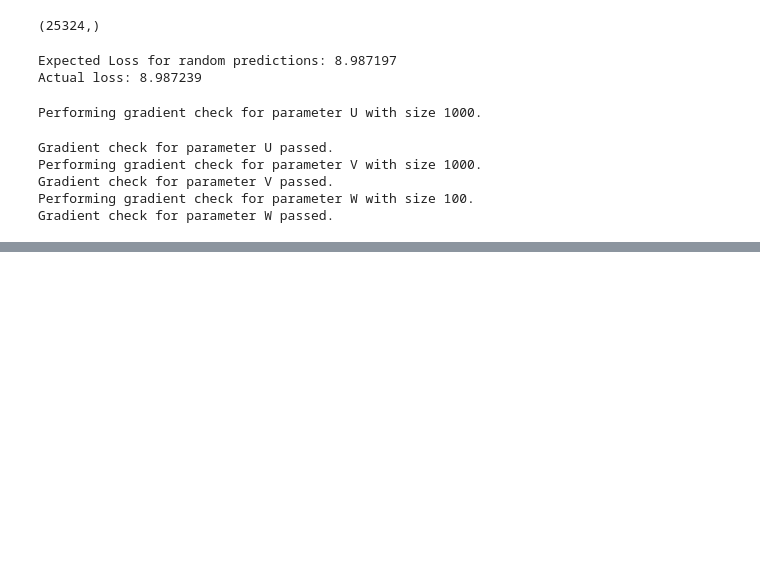
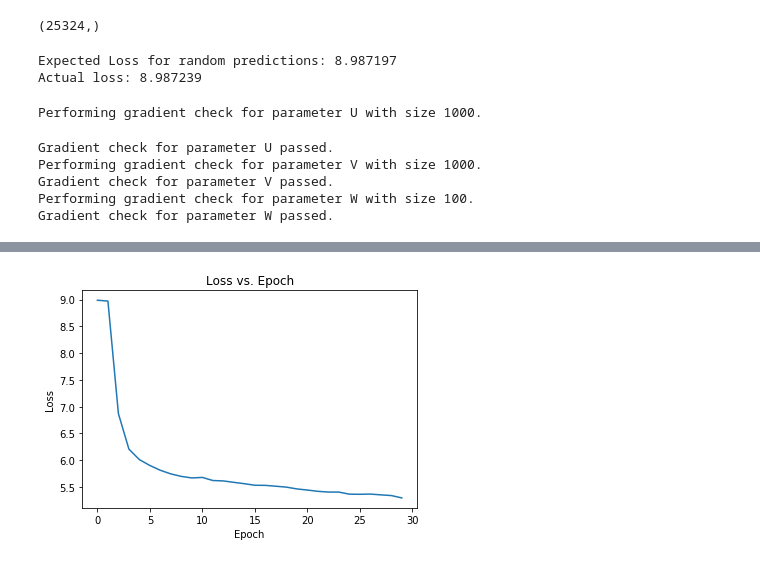
Before and after one commit to tobby-lie/Recurrent-Neural-Network-from-Scratch, a Jupyter notebook: Lie_5931_PA3.ipynb, the cells around one changed output, grey strips where cells are left out. Saved outputs shown, nothing was run; the diff lists cells and outputs as text; code cells hidden in the pictures; blank space fills up the shorter version.

```diff
--- a/Lie_5931_PA3.ipynb
+++ b/Lie_5931_PA3.ipynb
@@ -223,7 +281,15 @@ Example sentence after Pre-processing: '['SENTENCE_START', 'the', 'mysterious',
 # %%
-# Create the training data
+# Create the training data for original
 XTrain = np.asarray([[word_to_index[w] for w in sent[:-1]] for sent in tokenized_sentences])
 YTrain = np.asarray([[word_to_index[w] for w in sent [1:]] for sent in tokenized_sentences])
+
+# Create the training data for double
+XTrain_double = np.asarray([[word_to_index[w] for w in sent[:-1]] for sent in tokenized_sentences_double])
+YTrain_double = np.asarray([[word_to_index[w] for w in sent [1:]] for sent in tokenized_sentences_double])
+
+# Create the training data for half
+XTrain_half = np.asarray([[word_to_index[w] for w in sent[:-1]] for sent in tokenized_sentences_half])
+YTrain_half = np.asarray([[word_to_index[w] for w in sent [1:]] for sent in tokenized_sentences_half])
 # %%
 XTrain
 # %% [output]
@@ -627,0 +977,6 @@ plt.show()
+# %%
+np.random.seed(10)
+# Train on a small subset of the data to see what happens for hidden dimension of 100 and
+# 30 epochs
+model = RNNVanilla(vocabulary_size, hidden_dim=100)
+losses = train_with_sgd(model, XTrain_double[:100], YTrain_double[:100], nepoch=30, evaluate_loss_after=1)
@@ -627,0 +1023,5 @@ plt.show()
+# %%
+# Generate loss vs epoch plot from final trained model
+generate_loss_epoch_plt(losses)
+# %% [output]
+[figure, added]
```
Also changed, not shown: parts of 80 cells of this notebook.
